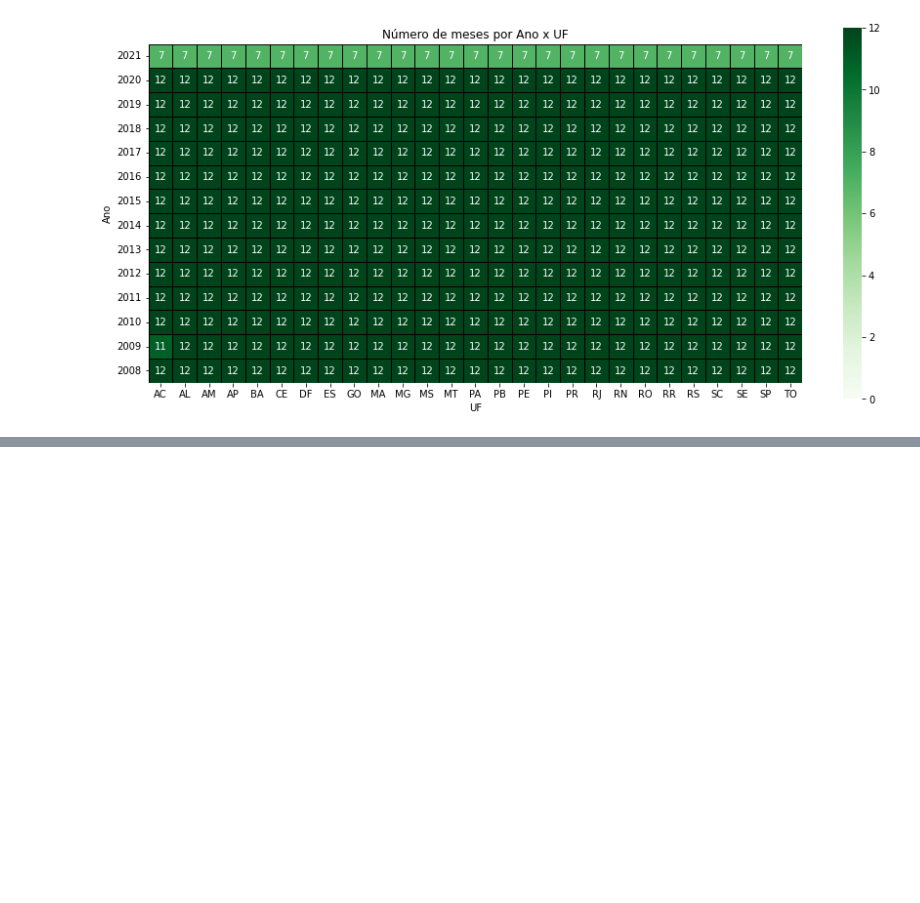
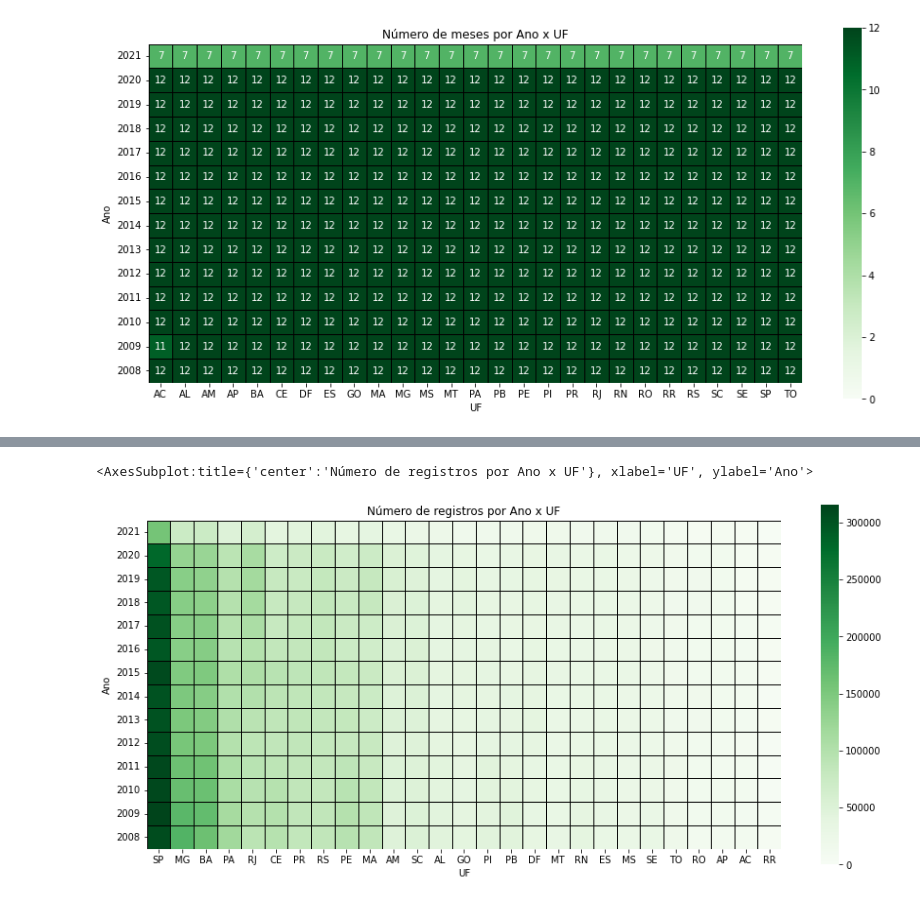
Before and after one commit to lucaslopes/gestantes, a Jupyter notebook: notebook.ipynb, the cells around one changed output, grey strips where cells are left out. Cells and saved outputs as stored; diff of their text form; code cells hidden in the pictures; blank space fills up the shorter version.

```diff
--- a/notebook.ipynb
+++ b/notebook.ipynb
@@ -45,0 +33,6 @@ data_plot.heatmap(meses_faltantes)
+# %%
+colunas_map = data_info.nrows_per_year_uf(sihsus)
+data_plot.heatmap(colunas_map, value='registros')
+# %% [output]
+<AxesSubplot:title={'center':'Número de registros por Ano x UF'}, xlabel='UF', ylabel='Ano'>
+[figure, added]
```
Also changed, not shown: parts of 8 cells of this notebook, 2 other files.
